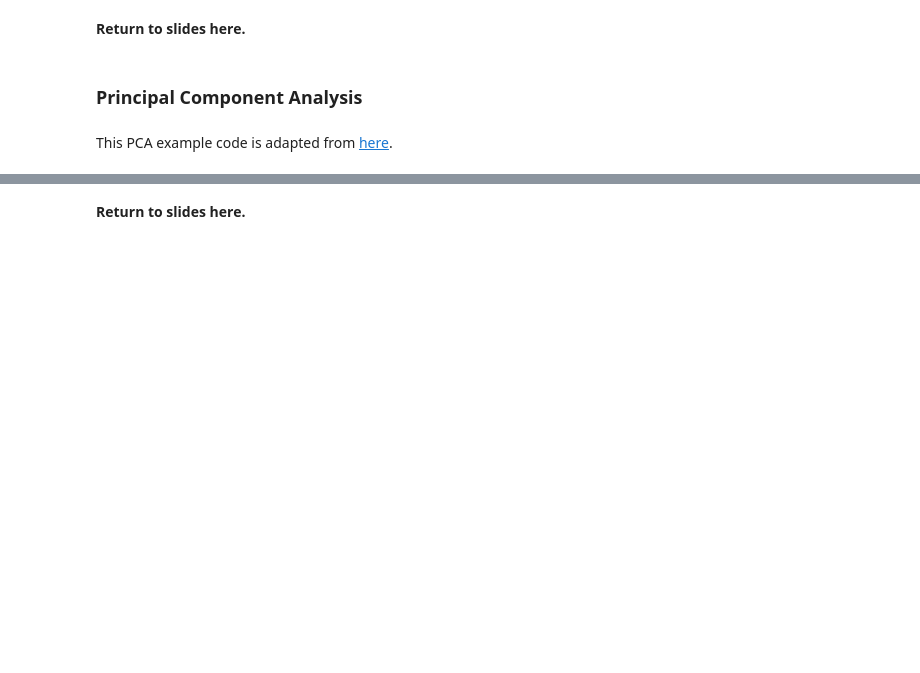
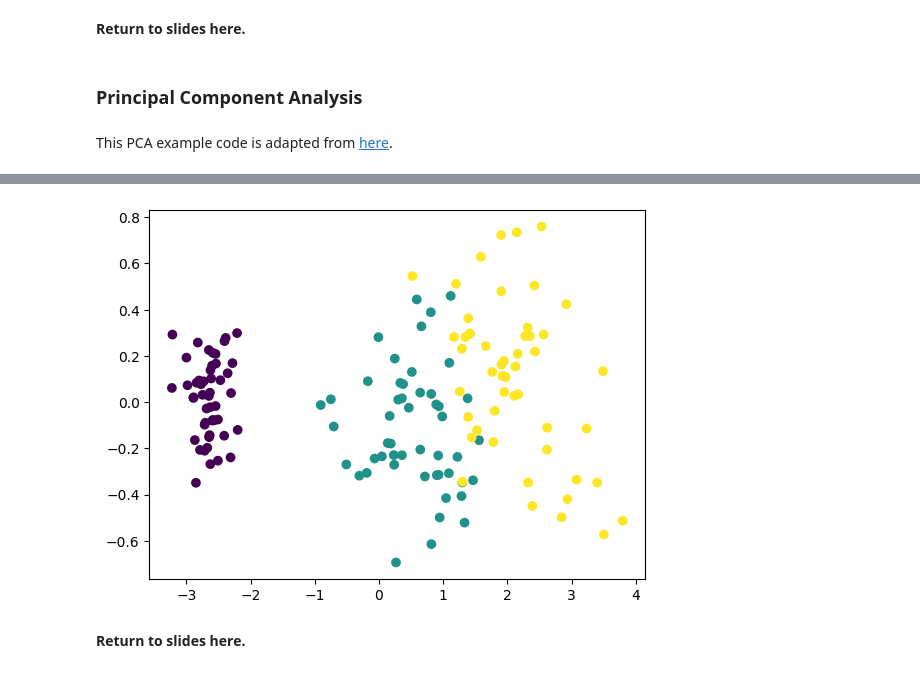
Before and after one commit to Arnellou/ML-foundations-JohnKrohn-OREILLY-course-notebooks, a Jupyter notebook: notebooks/2-linear-algebra-ii.ipynb, the cells around one changed output, grey strips where cells are left out. Drawn from its saved outputs; the diff is of its cells as text; code cells hidden in the pictures; blank space fills up the shorter version.

```diff
--- a/notebooks/2-linear-algebra-ii.ipynb
+++ b/notebooks/2-linear-algebra-ii.ipynb
@@ -2127,4 +2163,6 @@ list(iris.target_names)
 # %%
-_ = plt.scatter(X[:, 0], X[:, 1], c=iris.target)
+_ = plt.scatter(X[:, 0], X[:, 2], c=iris.target)
+# %% [output]
+[figure, added]
 # %% [markdown]
 **Return to slides here.**
```
Also changed, not shown: parts of 13 cells of this notebook.
